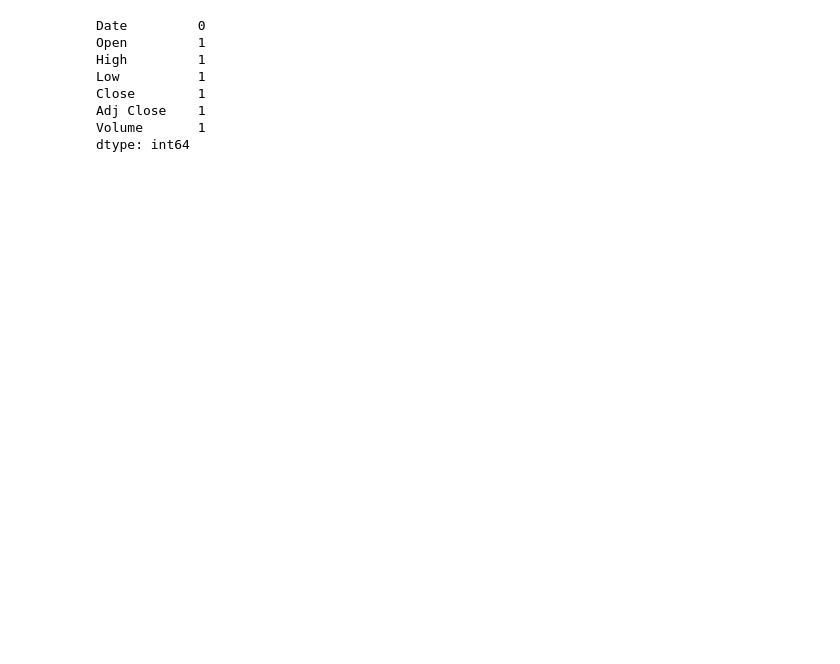
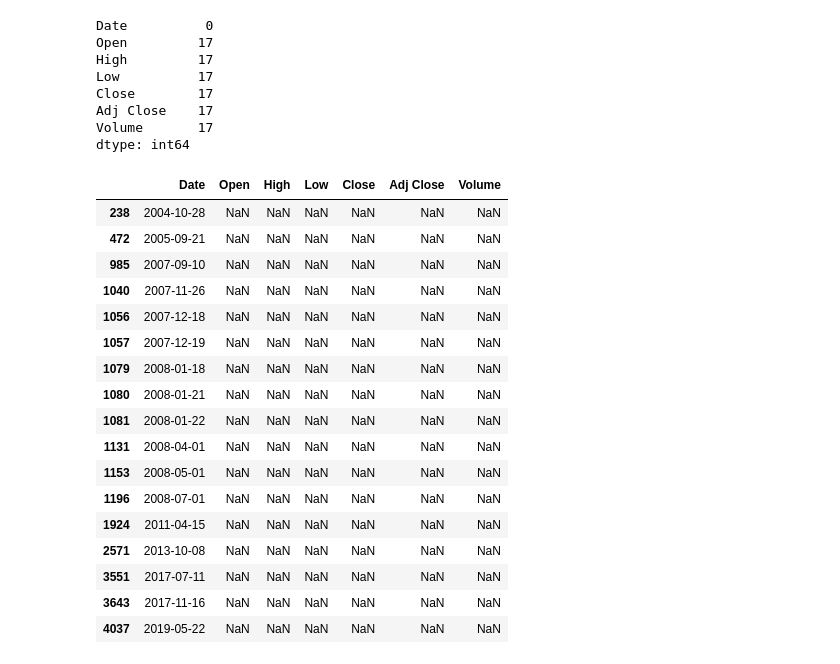
Before and after one commit to Cynthiaudoye/Forex_Trading_Bot, a Jupyter notebook: Cynthia's_Project.ipynb, the cells around one changed output. Cells and saved outputs as stored; diff of their text form; code cells hidden in the pictures; blank space fills up the shorter version.

```diff
--- a/Cynthia's_Project.ipynb
+++ b/Cynthia's_Project.ipynb
@@ -62,15 +71,38 @@ memory usage: 71.5+ KB
 # %%
 # Just to reconfirm the missing values in dataframe
-print(fx_df.isnull().sum())
+fx_df.isnull().sum()
 # %% [output]
-Date         0
-Open         1
-High         1
-Low          1
-Close        1
-Adj Close    1
-Volume       1
+Date          0
+Open         17
+High         17
+Low          17
+Close        17
+Adj Close    17
+Volume       17
 dtype: int64
+# %%
+# Filtering out the rows that contain null values
+null_rows = fx_df[fx_df.isnull().any(axis=1)]
+null_rows
+# %% [output]
+|  | Date | Open | High | Low | Close | Adj Close | Volume |
+| 238 | 2004-10-28 | NaN | NaN | NaN | NaN | NaN | NaN |
+| 472 | 2005-09-21 | NaN | NaN | NaN | NaN | NaN | NaN |
+| 985 | 2007-09-10 | NaN | NaN | NaN | NaN | NaN | NaN |
+| 1040 | 2007-11-26 | NaN | NaN | NaN | NaN | NaN | NaN |
+| 1056 | 2007-12-18 | NaN | NaN | NaN | NaN | NaN | NaN |
+| 1057 | 2007-12-19 | NaN | NaN | NaN | NaN | NaN | NaN |
+| 1079 | 2008-01-18 | NaN | NaN | NaN | NaN | NaN | NaN |
+| 1080 | 2008-01-21 | NaN | NaN | NaN | NaN | NaN | NaN |
+| 1081 | 2008-01-22 | NaN | NaN | NaN | NaN | NaN | NaN |
+| 1131 | 2008-04-01 | NaN | NaN | NaN | NaN | NaN | NaN |
+| 1153 | 2008-05-01 | NaN | NaN | NaN | NaN | NaN | NaN |
+| 1196 | 2008-07-01 | NaN | NaN | NaN | NaN | NaN | NaN |
+| 1924 | 2011-04-15 | NaN | NaN | NaN | NaN | NaN | NaN |
+| 2571 | 2013-10-08 | NaN | NaN | NaN | NaN | NaN | NaN |
+| 3551 | 2017-07-11 | NaN | NaN | NaN | NaN | NaN | NaN |
+| 3643 | 2017-11-16 | NaN | NaN | NaN | NaN | NaN | NaN |
+| 4037 | 2019-05-22 | NaN | NaN | NaN | NaN | NaN | NaN |
 # %%
 # Removing rows with the NaN values, 'Volume' and 'Adj Close' columns and reconfirming number of rows and columns in the dataset
 fx_cleaned_df = fx_df.dropna()
```
Also changed, not shown: parts of 30 cells of this notebook.
